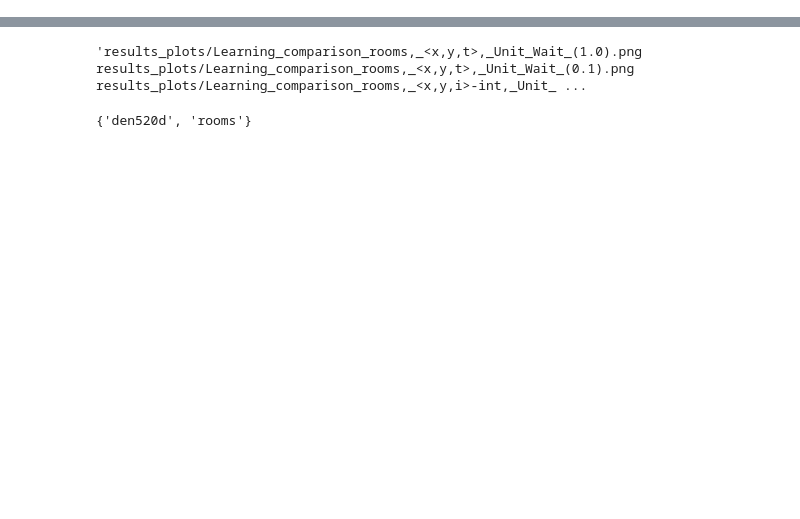
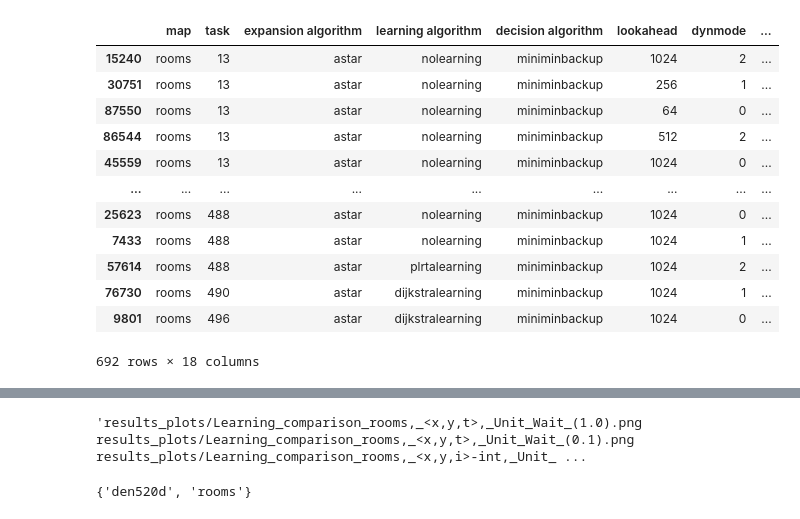
Before and after one commit to gtianyi/SituatedSIPP, a Jupyter notebook: scripts/make plots.ipynb, the cells around one changed output, grey strips where cells are left out. Drawn from its saved outputs; the diff is of its cells as text; code cells hidden in the pictures; blank space fills up the shorter version.

```diff
--- a/scripts/make plots.ipynb
+++ b/scripts/make plots.ipynb
@@ -44,7 +45,33 @@ labels = ["survived", "died", "timed out", "stepped out"]
 
 plot_folder = "results_plots/"
 # %%
-data = pd.read_csv("data_feb23_rooms_xyi.csv", index_col = 0, na_values=[],keep_default_na = False)
+data = pd.read_csv("data_feb23_rooms_more.csv", index_col = 0, na_values=[],keep_default_na = False)
+ref_dat = pd.read_csv("data_reference.csv", index_col = 0, na_values=[],keep_default_na = False)
+reference = defaultdict(dict)
+for i in ref_dat.index:
+    reference[ref_dat.loc[i, "map"]][ref_dat.loc[i, "task"]] = ref_dat.loc[i, "solution duration"]
+# %%
+data["optimal duration"] = 0.0
+for i in data.index:
+    data.loc[i, "optimal duration"] = reference[data.loc[i, "map"]][data.loc[i, "task"]]
+# %%
+ind = data.loc[data["solution duration"] != "na", "solution duration"].astype(float)/data.loc[data["solution duration"] != "na", "optimal duration"] < 1.0
+# %%
+data.loc[data["solution duration"] != "na"].loc[ind].sort_values("task")
+# %% [output]
+|  | map | task | expansion algorithm | learning algorithm | decision algorithm | lookahead | dynmode | ... |
+| 15240 | rooms | 13 | astar | nolearning | miniminbackup | 1024 | 2 | ... |
+| 30751 | rooms | 13 | astar | nolearning | miniminbackup | 256 | 1 | ... |
+| 87550 | rooms | 13 | astar | nolearning | miniminbackup | 64 | 0 | ... |
+| 86544 | rooms | 13 | astar | nolearning | miniminbackup | 512 | 2 | ... |
+| 45559 | rooms | 13 | astar | nolearning | miniminbackup | 1024 | 0 | ... |
+| ... | ... | ... | ... | ... | ... | ... | ... | ... |
+| 25623 | rooms | 488 | astar | nolearning | miniminbackup | 1024 | 0 | ... |
+| 7433 | rooms | 488 | astar | nolearning | miniminbackup | 1024 | 1 | ... |
+| 57614 | rooms | 488 | astar | plrtalearning | miniminbackup | 1024 | 2 | ... |
+| 76730 | rooms | 490 | astar | dijkstralearning | miniminbackup | 1024 | 1 | ... |
+| 9801 | rooms | 496 | astar | dijkstralearning | miniminbackup | 1024 | 0 | ... |
+692 rows × 18 columns
 # %%
 filt = {
  'map': "rooms",
```
Also changed, not shown: parts of 5 cells of this notebook, 3 other files.
